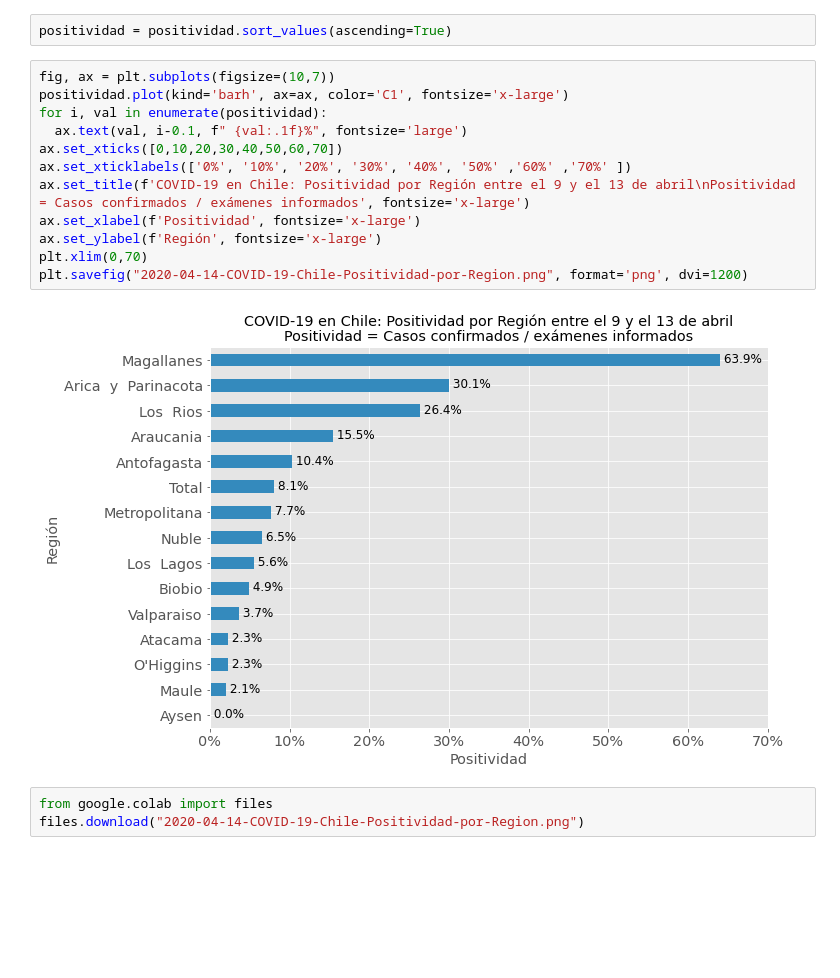
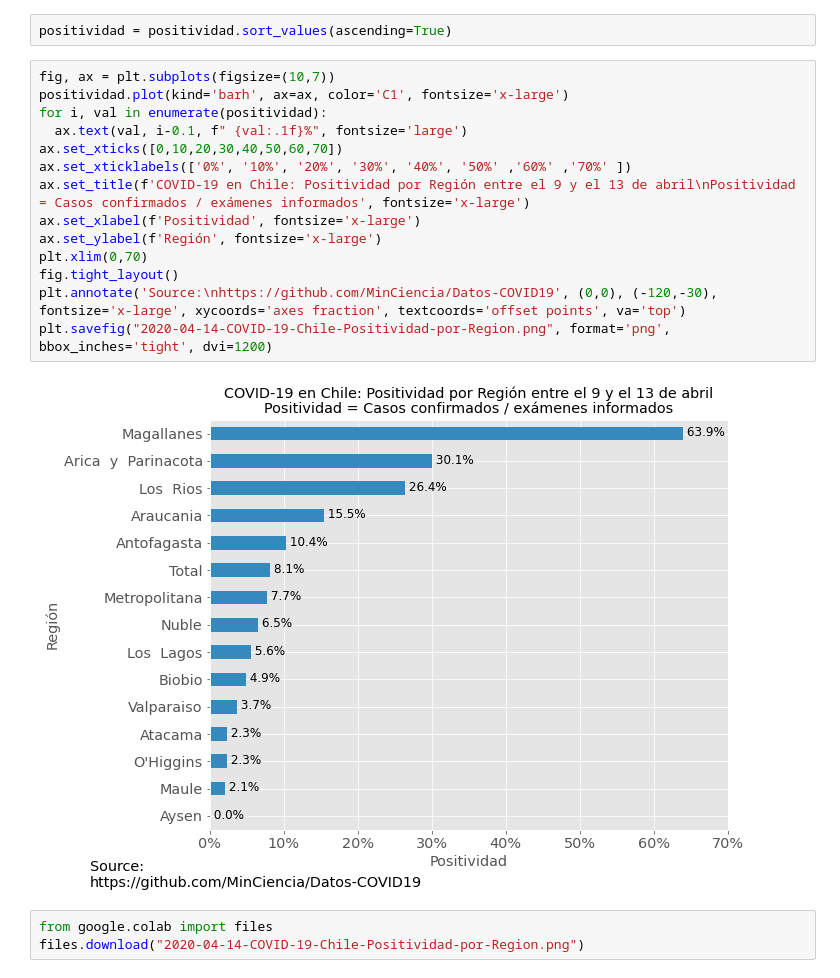
Before and after one commit to alonsosilvaallende/COVID-19, a Jupyter notebook: COVID_Chile_Examenes_PCR_Realizados.ipynb, the cells around one changed output. Cells and saved outputs as stored; diff of their text form; blank space fills up the shorter version.

```diff
--- a/COVID_Chile_Examenes_PCR_Realizados.ipynb
+++ b/COVID_Chile_Examenes_PCR_Realizados.ipynb
@@ -91,17 +91,19 @@ positividad = positividad.sort_values(ascending=True)
 # %%
 fig, ax = plt.subplots(figsize=(10,7))
 positividad.plot(kind='barh', ax=ax, color='C1', fontsize='x-large')
 for i, val in enumerate(positividad):
   ax.text(val, i-0.1, f" {val:.1f}%", fontsize='large')
 ax.set_xticks([0,10,20,30,40,50,60,70])
 ax.set_xticklabels(['0%', '10%', '20%', '30%', '40%', '50%' ,'60%' ,'70%' ])
 ax.set_title(f'COVID-19 en Chile: Positividad por Región entre el 9 y el 13 de abril\nPositividad = Casos confirmados / exámenes informados', fontsize='x-large')
 ax.set_xlabel(f'Positividad', fontsize='x-large')
 ax.set_ylabel(f'Región', fontsize='x-large')
 plt.xlim(0,70)
-plt.savefig("2020-04-14-COVID-19-Chile-Positividad-por-Region.png", format='png', dvi=1200)
+fig.tight_layout()
+plt.annotate('Source:\nhttps://github.com/MinCiencia/Datos-COVID19', (0,0), (-120,-30), fontsize='x-large', xycoords='axes fraction', textcoords='offset points', va='top')
+plt.savefig("2020-04-14-COVID-19-Chile-Positividad-por-Region.png", format='png', bbox_inches='tight', dvi=1200)
 # %% [output]
-[figure, old version]
+[figure, new version]
 # %%
 from google.colab import files
 files.download("2020-04-14-COVID-19-Chile-Positividad-por-Region.png")
```
